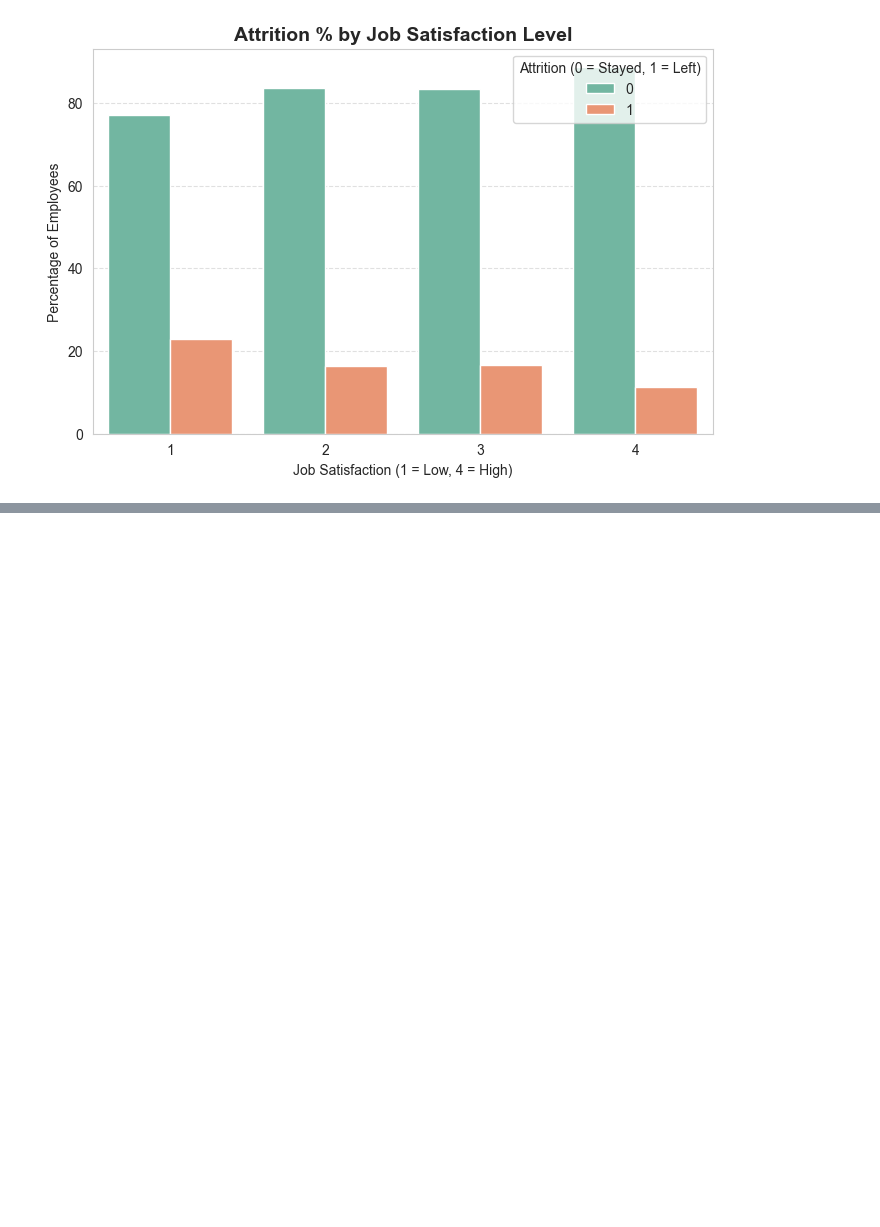
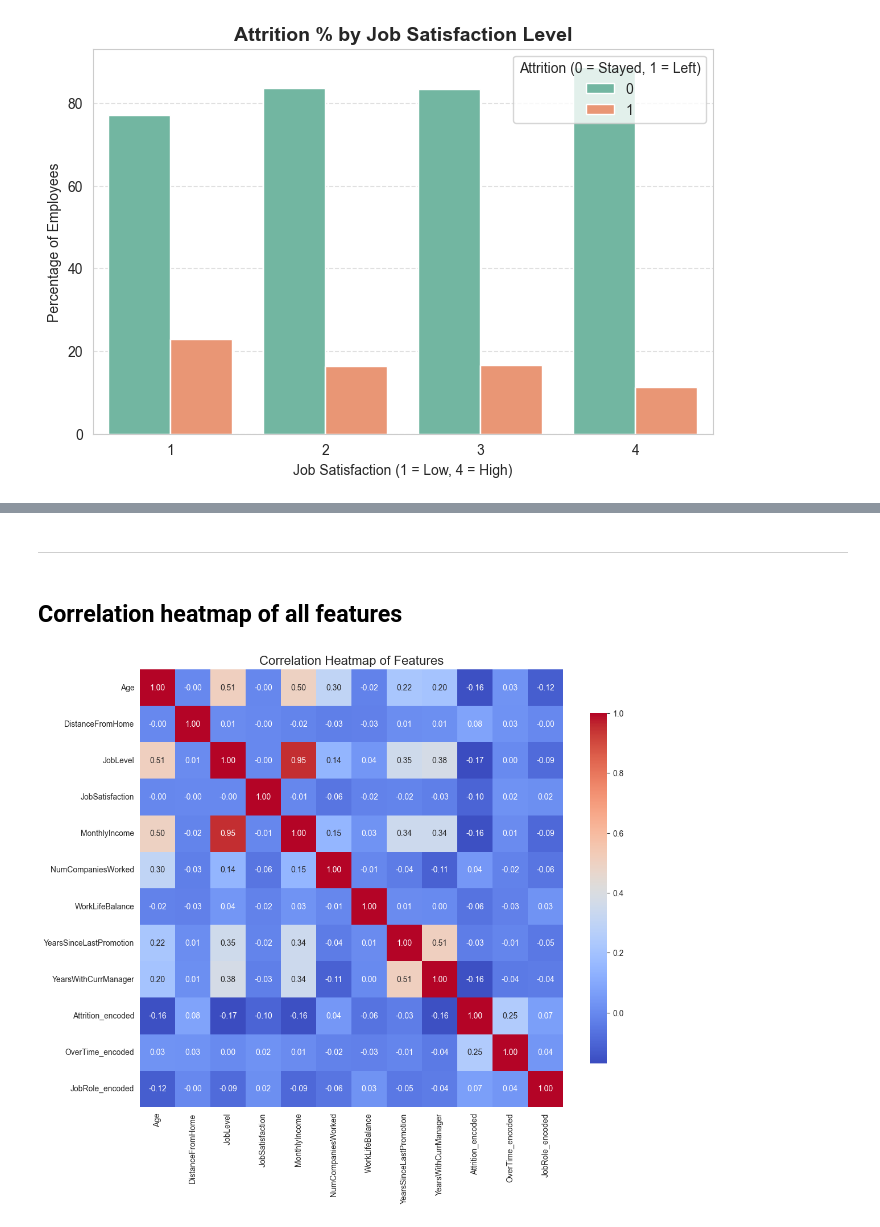
Before and after one commit to RanaAlaaTahon/employee-turnover-prediction, a Jupyter notebook: jupyter_notebooks/Data_Visualisation_Mike.ipynb, the cells around one changed output, grey strips where cells are left out. Saved outputs shown, nothing was run; the diff lists cells and outputs as text; code cells hidden in the pictures; blank space fills up the shorter version.

Commit message:
Added extra visuals for discussion - keep or discard whichever you like

```diff
--- a/jupyter_notebooks/Data_Visualisation_Mike.ipynb
+++ b/jupyter_notebooks/Data_Visualisation_Mike.ipynb
@@ -352,0 +505,17 @@ plt.show()
+# %% [markdown]
+
+---
+# %% [markdown]
+## Correlation heatmap of all features
+# %%
+##encode  Jobrole for correlation heatmap
+df['JobRole_encoded'] = df['JobRole'].astype('category').cat.codes
+# %%
+## correlation heatmap of all features excluding OverTime (use original) Attrition (use Attrition_encoded instead) - (will adjust later to show attrition at top)
+corr_matrix = df.drop(columns=['OverTime', 'Attrition', 'JobRole']).corr()
+plt.figure(figsize=(12, 10))
+sns.heatmap(corr_matrix, annot=True, fmt=".2f", cmap='coolwarm', cbar_kws={"shrink": .8})
+plt.title('Correlation Heatmap of Features', fontsize=16)
+plt.show()
+# %% [output]
+[figure, added]
```
Also changed, not shown: parts of 32 cells of this notebook.
